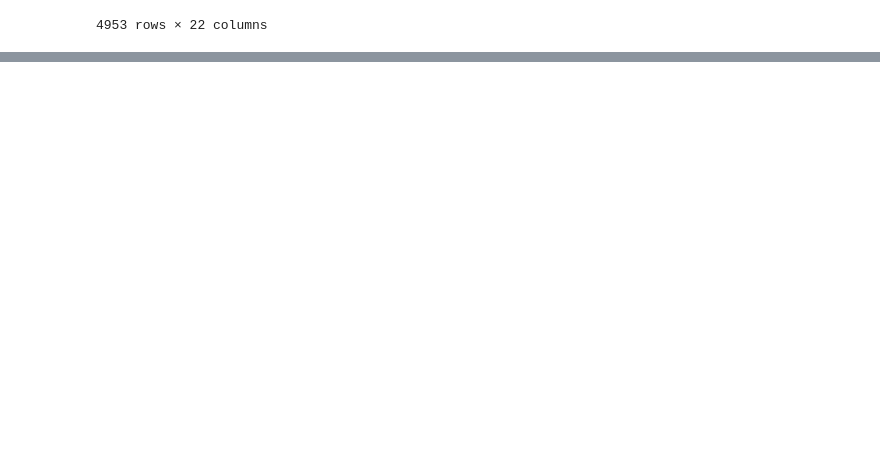
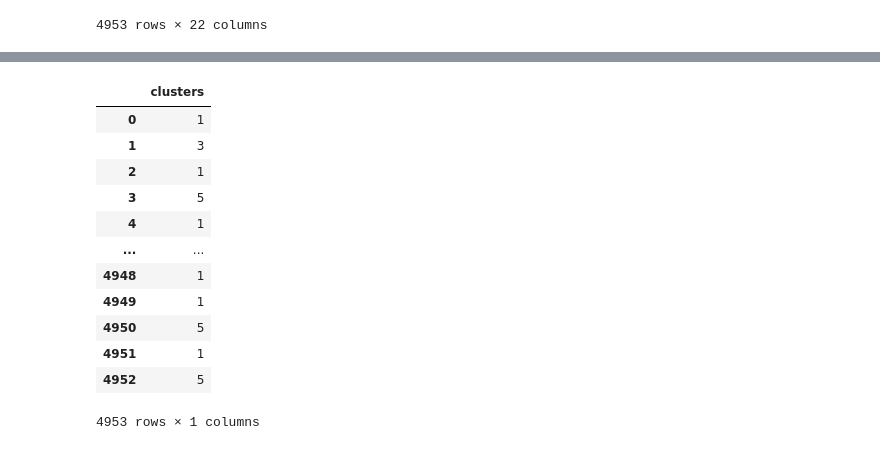
Before and after one commit to CyrielleMary/lab-web-scraping-single-page, a Jupyter notebook: GNOD-Project.ipynb, the cells around one changed output, grey strips where cells are left out. Cells and saved outputs as stored; diff of their text form; code cells hidden in the pictures; blank space fills up the shorter version.

```diff
--- a/GNOD-Project.ipynb
+++ b/GNOD-Project.ipynb
@@ -381,0 +373,4 @@ df_audio_features
+# %%
+# Predicting / assigning the clusters:
+clusters = kmeans.predict(X_prep)
+pd.Series(clusters).value_counts().sort_index()
@@ -381,0 +457,18 @@ df_audio_features
+# %%
+df_clusters = pd.DataFrame(clusters, columns=['clusters'])
+df_clusters
+#df_audio_features['clusters']
+# %% [output]
+|  | clusters |
+| 0 | 1 |
+| 1 | 3 |
+| 2 | 1 |
+| 3 | 5 |
+| 4 | 1 |
+| ... | ... |
+| 4948 | 1 |
+| 4949 | 1 |
+| 4950 | 5 |
+| 4951 | 1 |
+| 4952 | 5 |
+4953 rows × 1 columns
```
Also changed, not shown: parts of 23 cells of this notebook.
